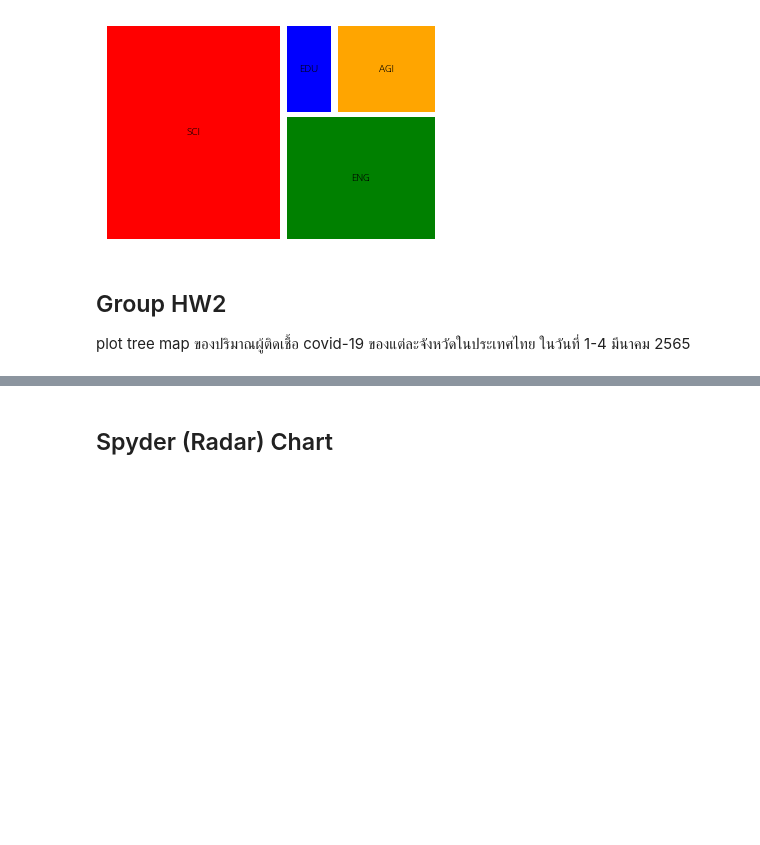
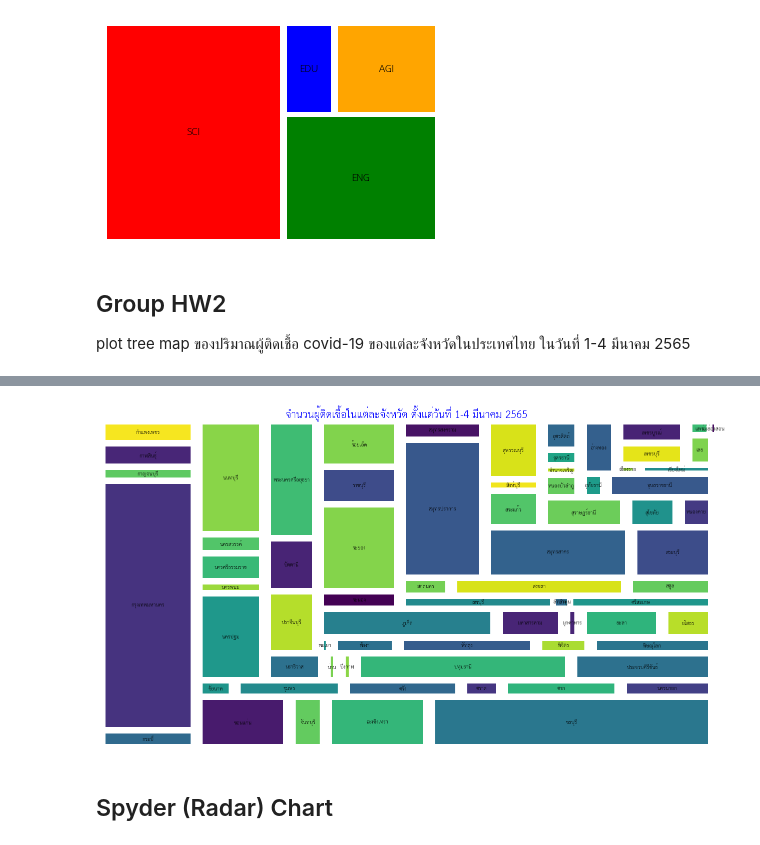
Before and after one commit to Jiraporn-klobrat/data_viz_2022, a Jupyter notebook: DataViz04_Data_Comparison.ipynb, the cells around one changed output, grey strips where cells are left out. Cells and saved outputs as stored; diff of their text form; code cells hidden in the pictures; blank space fills up the shorter version.

Commit message:
Group HW2

```diff
--- a/DataViz04_Data_Comparison.ipynb
+++ b/DataViz04_Data_Comparison.ipynb
@@ -547,0 +559,3 @@ plot tree map ของปริมาณผู้ติดเชื้อ covid
+# %%
+data_file_path = os.path.join(path,'confirmed-cases-since-280265.csv')    # ไฟล์ที่เราต้องการ
+data_df = pd.read_csv(data_file_path)       # .read_csv อ่านไฟล์ที่เป็นcsv
@@ -547,0 +615,3 @@ plot tree map ของปริมาณผู้ติดเชื้อ covid
+# %%
+data_dropped = data_df.dropna()
+data_dropped
@@ -547,0 +632,8 @@ plot tree map ของปริมาณผู้ติดเชื้อ covid
+# %%
+# เลือกข้อมูลเฉพาะวันที่ 1-4 มีนาคม 2565
+covid_data_1 = data_dropped[data_dropped['announce_date']=='1/3/2022']
+covid_data_2 = data_dropped[data_dropped['announce_date']=='2/3/2022']
+covid_data_3 = data_dropped[data_dropped['announce_date']=='3/3/2022']
+covid_data_4 = data_dropped[data_dropped['announce_date']=='4/3/2022']
+covid_data_HW = pd.concat([covid_data_1,covid_data_2,covid_data_3,covid_data_4])
+covid_data_HW
@@ -547,0 +654,3 @@ plot tree map ของปริมาณผู้ติดเชื้อ covid
+# %%
+data_gb = covid_data_HW.groupby('province_of_isolation').size().reset_index(name='จำนวนผู้ติดเชื้อ')  ### สร้างตารางที่รวมจำนวนผู้ป่วยในแต่ละจังหวัด
+data_gb
@@ -548,3 +671,13 @@ plot tree map ของปริมาณผู้ติดเชื้อ covid
+# %%
+fig = plt.gcf()
+fig.set_size_inches(22, 12) ### กำหนดขนาดของกราฟ (หน่วย : นิ้ว)
+
+squarify.plot(data_gb['จำนวนผู้ติดเชื้อ'],label =data_gb['province_of_isolation'],pad = True) # data คือ จำนวนผู้ตืดเชื้อ โดยที่ label จาก province_of_isolation
+
+plt.axis('off') # ลบแกน x,y
+plt.title('จำนวนผู้ติดเชื้อในแต่ละจังหวัด ตั้งแต่วันที่ 1-4 มีนาคม 2565',fontsize=20,color='b');
+# %% [output]
+[figure, added]
 # %% [markdown]
 ## Spyder (Radar) Chart
 # %%
```
Also changed, not shown: parts of 13 cells of this notebook.
